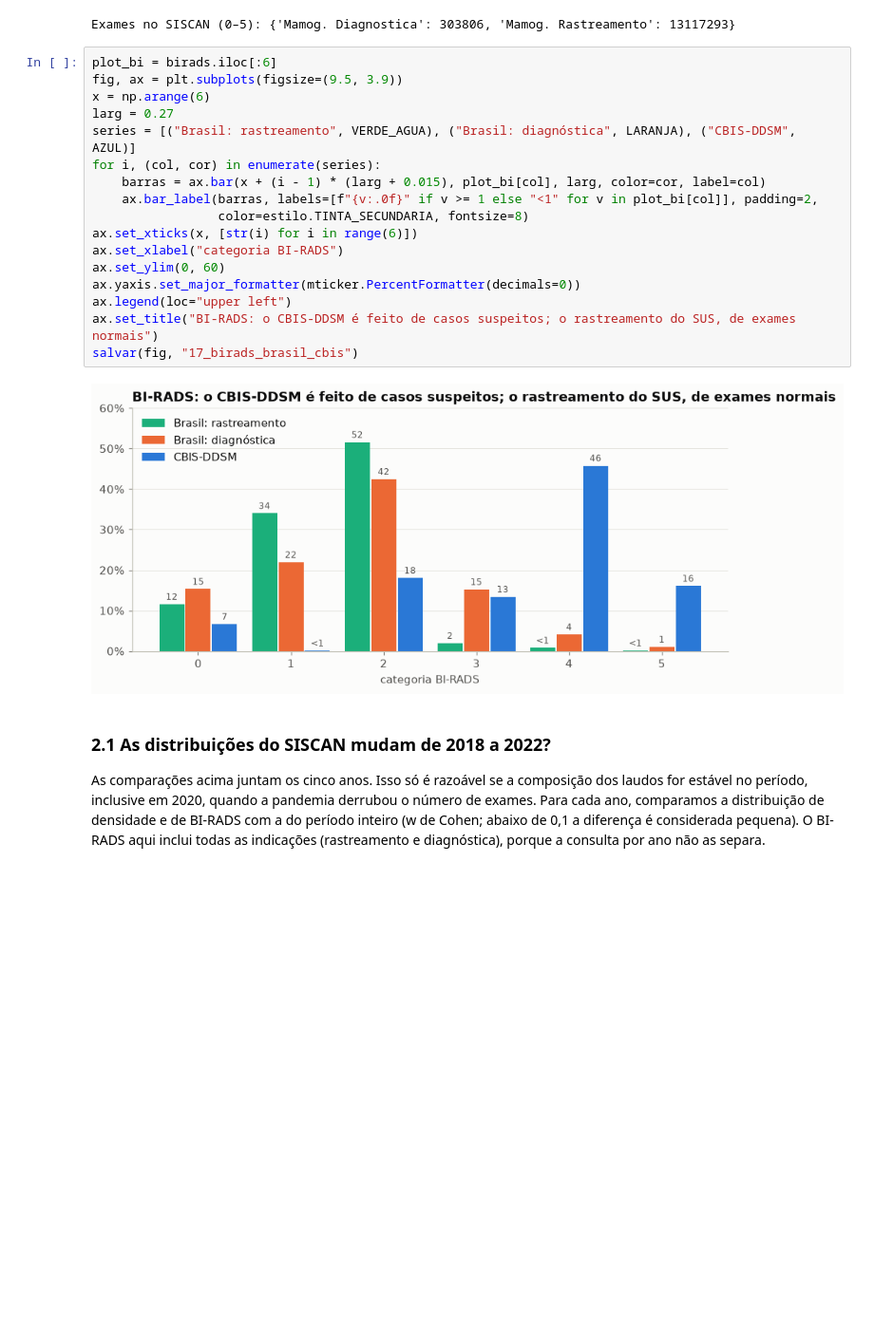
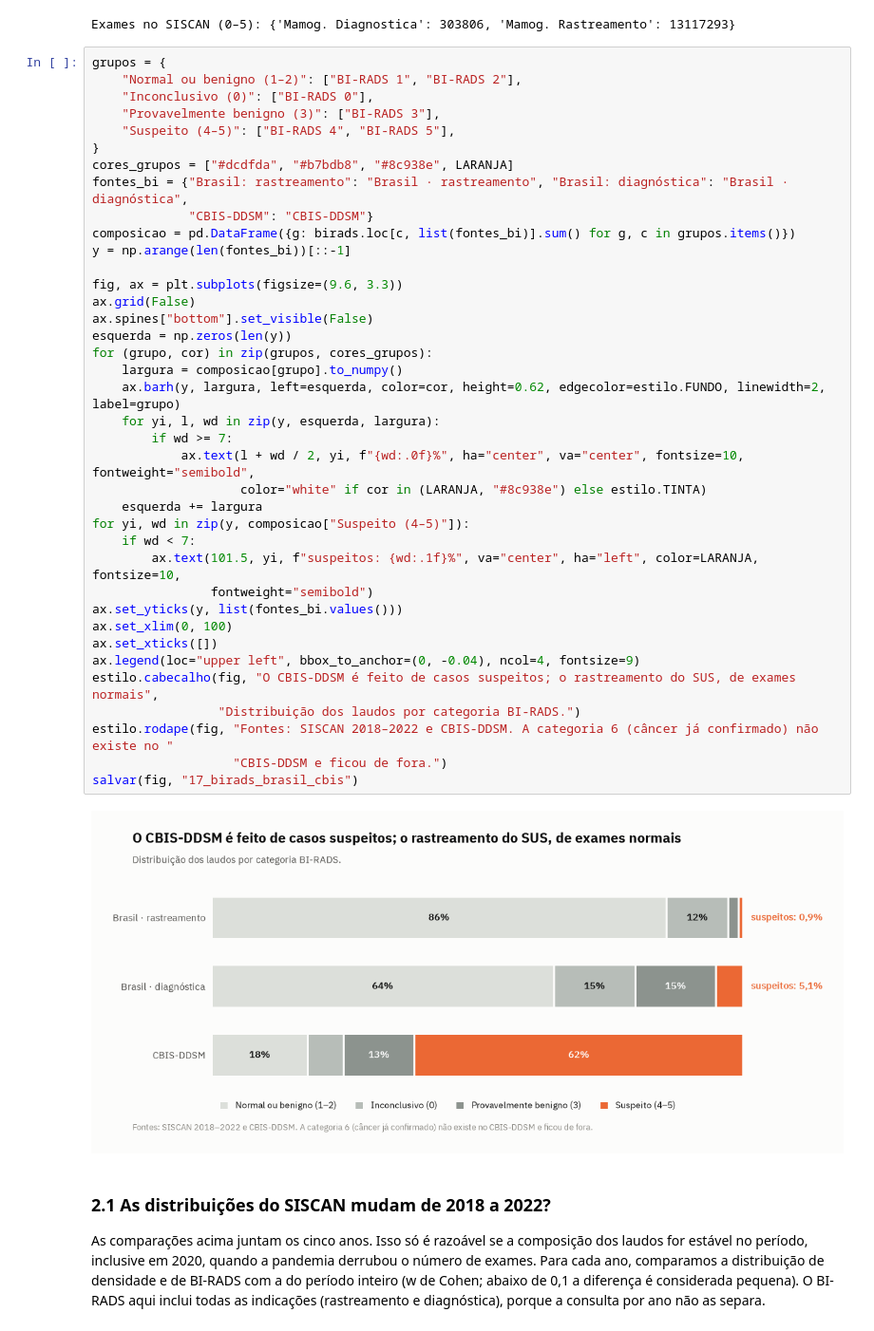
Before and after one commit to mairaallacerda/representatividade-mamografias-br, a Jupyter notebook: notebooks/03_comparacao_birads_densidade.ipynb, the cells around one changed output. Shown at 95% size. Saved outputs shown, nothing was run; the diff lists cells and outputs as text; blank space fills up the shorter version.

```diff
--- a/notebooks/03_comparacao_birads_densidade.ipynb
+++ b/notebooks/03_comparacao_birads_densidade.ipynb
@@ -193,24 +223,45 @@ print("Exames no SISCAN (0–5):", br_bi.sum().astype(int).to_dict())
 | suspeitos (4 + 5) | 0.89 | 5.12 | 61.83 |
 Exames no SISCAN (0–5): {'Mamog. Diagnostica': 303806, 'Mamog. Rastreamento': 13117293}
 # %%
-plot_bi = birads.iloc[:6]
-fig, ax = plt.subplots(figsize=(9.5, 3.9))
-x = np.arange(6)
-larg = 0.27
-series = [("Brasil: rastreamento", VERDE_AGUA), ("Brasil: diagnóstica", LARANJA), ("CBIS-DDSM", AZUL)]
-for i, (col, cor) in enumerate(series):
-    barras = ax.bar(x + (i - 1) * (larg + 0.015), plot_bi[col], larg, color=cor, label=col)
-    ax.bar_label(barras, labels=[f"{v:.0f}" if v >= 1 else "<1" for v in plot_bi[col]], padding=2,
-                 color=estilo.TINTA_SECUNDARIA, fontsize=8)
-ax.set_xticks(x, [str(i) for i in range(6)])
-ax.set_xlabel("categoria BI-RADS")
-ax.set_ylim(0, 60)
-ax.yaxis.set_major_formatter(mticker.PercentFormatter(decimals=0))
-ax.legend(loc="upper left")
-ax.set_title("BI-RADS: o CBIS-DDSM é feito de casos suspeitos; o rastreamento do SUS, de exames normais")
+grupos = {
+    "Normal ou benigno (1–2)": ["BI-RADS 1", "BI-RADS 2"],
+    "Inconclusivo (0)": ["BI-RADS 0"],
+    "Provavelmente benigno (3)": ["BI-RADS 3"],
+    "Suspeito (4–5)": ["BI-RADS 4", "BI-RADS 5"],
+}
+cores_grupos = ["#dcdfda", "#b7bdb8", "#8c938e", LARANJA]
+fontes_bi = {"Brasil: rastreamento": "Brasil · rastreamento", "Brasil: diagnóstica": "Brasil · diagnóstica",
+             "CBIS-DDSM": "CBIS-DDSM"}
+composicao = pd.DataFrame({g: birads.loc[c, list(fontes_bi)].sum() for g, c in grupos.items()})
+y = np.arange(len(fontes_bi))[::-1]
+
+fig, ax = plt.subplots(figsize=(9.6, 3.3))
+ax.grid(False)
+ax.spines["bottom"].set_visible(False)
+esquerda = np.zeros(len(y))
+for (grupo, cor) in zip(grupos, cores_grupos):
+    largura = composicao[grupo].to_numpy()
+    ax.barh(y, largura, left=esquerda, color=cor, height=0.62, edgecolor=estilo.FUNDO, linewidth=2, label=grupo)
+    for yi, l, wd in zip(y, esquerda, largura):
+        if wd >= 7:
+            ax.text(l + wd / 2, yi, f"{wd:.0f}%", ha="center", va="center", fontsize=10, fontweight="semibold",
+                    color="white" if cor in (LARANJA, "#8c938e") else estilo.TINTA)
+    esquerda += largura
+for yi, wd in zip(y, composicao["Suspeito (4–5)"]):
+    if wd < 7:
+        ax.text(101.5, yi, f"suspeitos: {wd:.1f}%", va="center", ha="left", color=LARANJA, fontsize=10,
+                fontweight="semibold")
+ax.set_yticks(y, list(fontes_bi.values()))
+ax.set_xlim(0, 100)
+ax.set_xticks([])
+ax.legend(loc="upper left", bbox_to_anchor=(0, -0.04), ncol=4, fontsize=9)
+estilo.cabecalho(fig, "O CBIS-DDSM é feito de casos suspeitos; o rastreamento do SUS, de exames normais",
+                 "Distribuição dos laudos por categoria BI-RADS.")
+estilo.rodape(fig, "Fontes: SISCAN 2018–2022 e CBIS-DDSM. A categoria 6 (câncer já confirmado) não existe no "
+                   "CBIS-DDSM e ficou de fora.")
 salvar(fig, "17_birads_brasil_cbis")
 # %% [output]
-[figure, old version]
+[figure, new version]
 # %% [markdown]
 ### 2.1 As distribuições do SISCAN mudam de 2018 a 2022?
 
```
Also changed, not shown: parts of 10 cells of this notebook, 42 other files.
